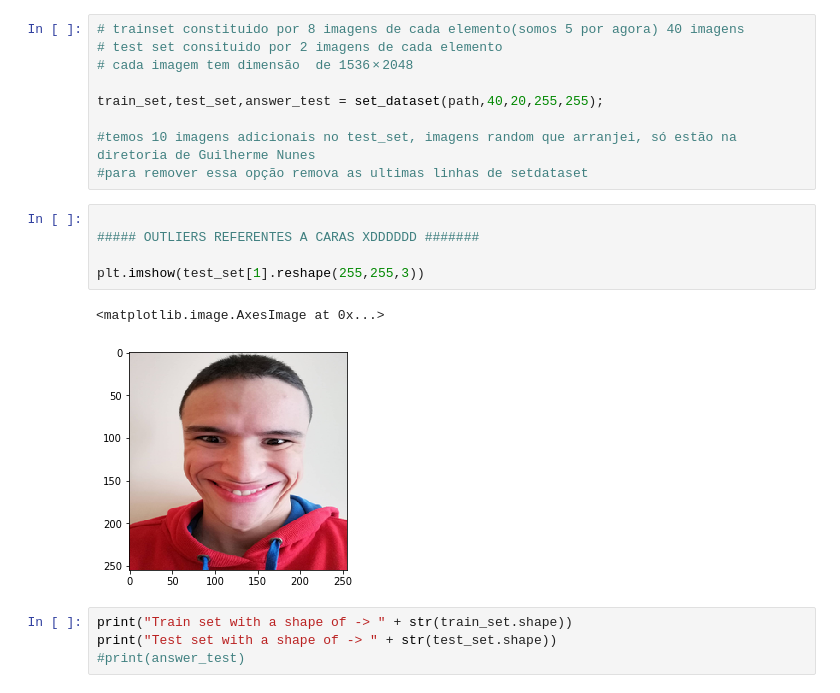
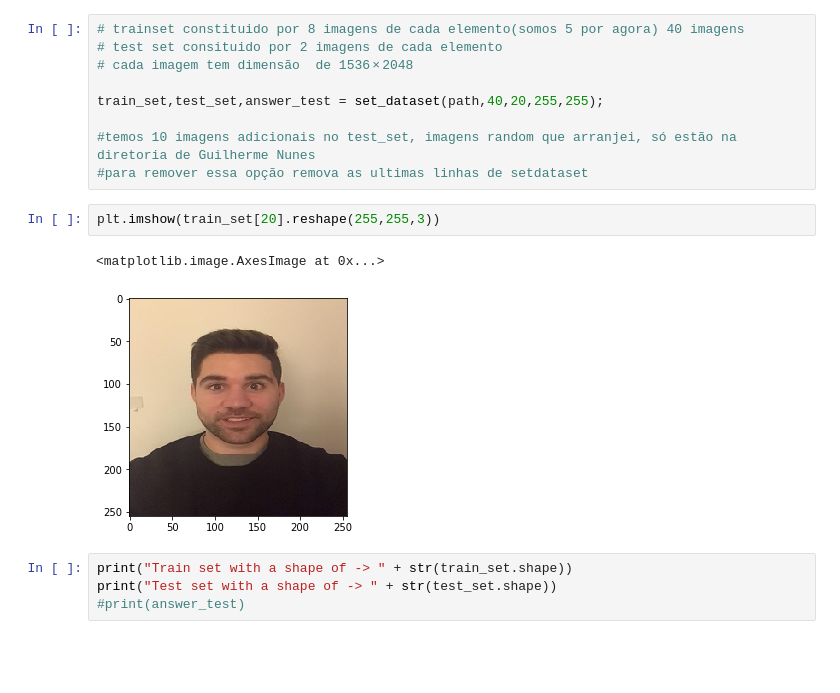
Before and after one commit to GuilhermeViveiros/Face-Recognition, a Jupyter notebook: PCA&FaceRecognition.ipynb, the cells around one changed output. Saved outputs shown, nothing was run; the diff lists cells and outputs as text; blank space fills up the shorter version.

```diff
--- a/PCA&FaceRecognition.ipynb
+++ b/PCA&FaceRecognition.ipynb
@@ -113,13 +113,10 @@ train_set,test_set,answer_test = set_dataset(path,40,20,255,255);
 #temos 10 imagens adicionais no test_set, imagens random que arranjei, só estão na diretoria de Guilherme Nunes
 #para remover essa opção remova as ultimas linhas de setdataset
 # %%
-
-##### OUTLIERS REFERENTES A CARAS XDDDDDD #######
-
-plt.imshow(test_set[1].reshape(255,255,3))
+plt.imshow(train_set[20].reshape(255,255,3))
 # %% [output]
 <matplotlib.image.AxesImage at 0x...>
-[figure, old version]
+[figure, new version]
 # %%
 print("Train set with a shape of -> " + str(train_set.shape))
 print("Test set with a shape of -> " + str(test_set.shape))
```
Also changed, not shown: parts of 9 cells of this notebook.
